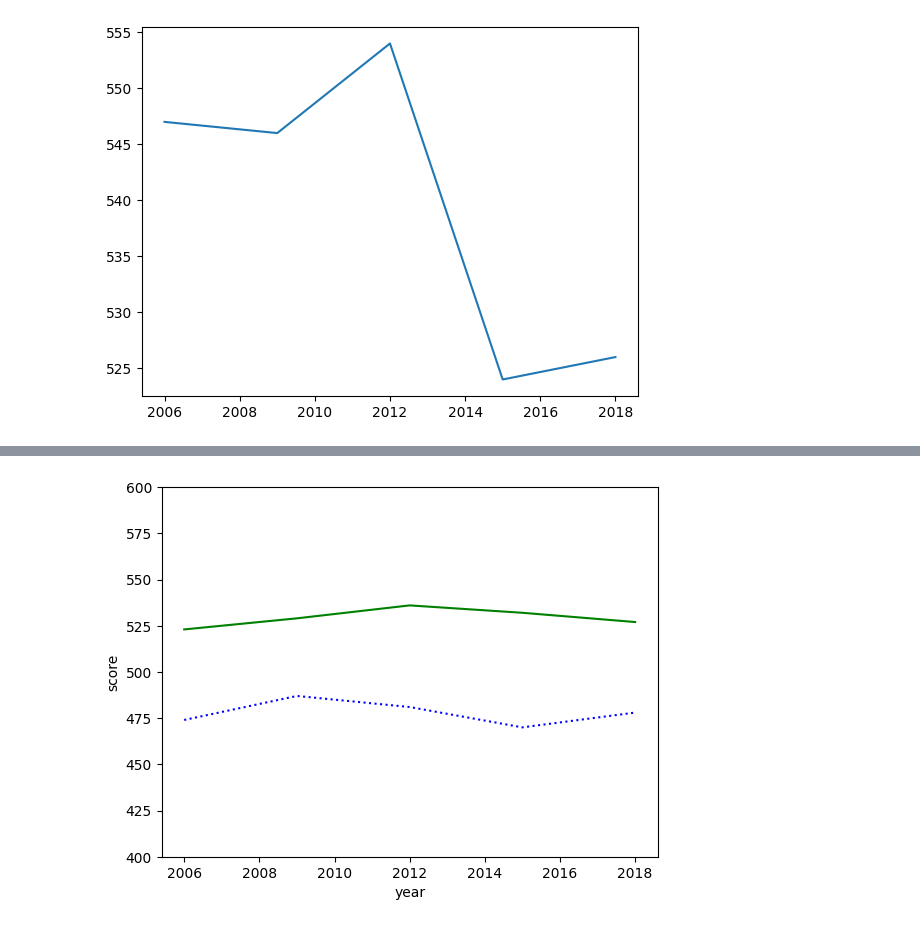
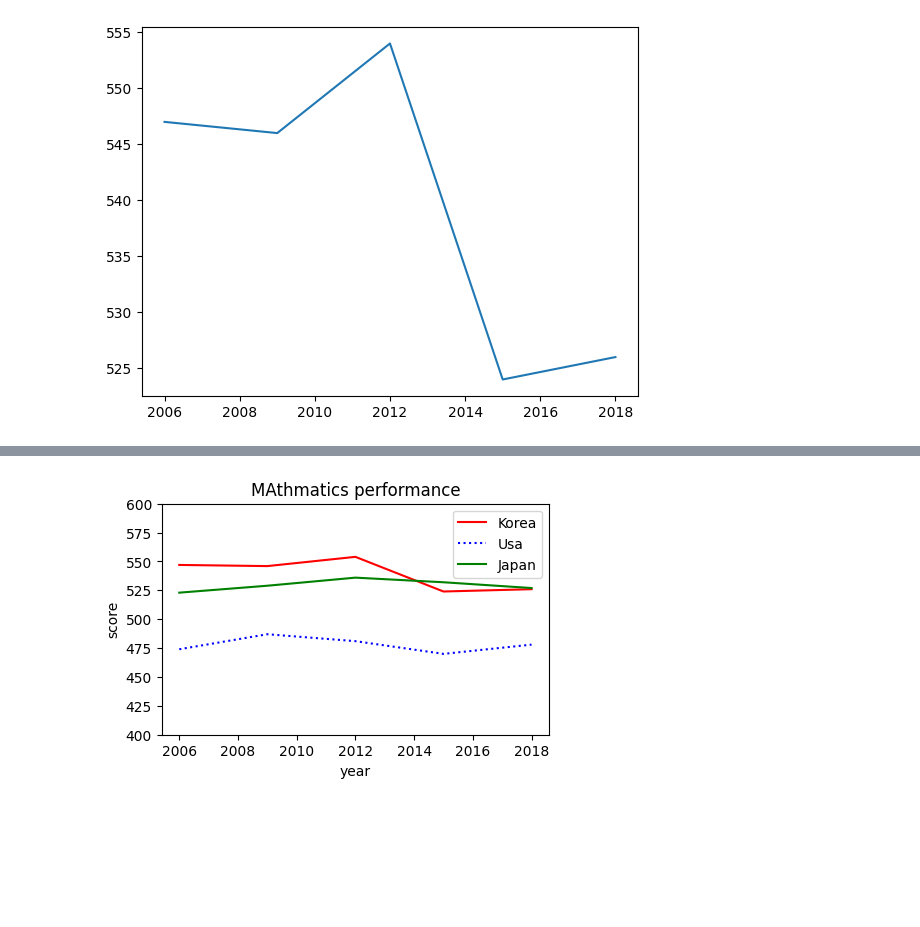
Before and after one commit to PNU-Mar7th/AiPython, a Jupyter notebook: Ch08_실습문제.ipynb, the cells around one changed output, grey strips where cells are left out. Cells and saved outputs as stored; diff of their text form; code cells hidden in the pictures; blank space fills up the shorter version.

```diff
--- a/Ch08_실습문제.ipynb
+++ b/Ch08_실습문제.ipynb
@@ -209,23 +235,27 @@ plt.show()
 # %%
 import matplotlib.pyplot as plt
 
 year = [2006, 2009, 2012, 2015, 2018]
 kor = [547, 546, 554, 524, 526]
 usa = [474, 487, 481, 470, 478]
 jpn = [523, 529, 536, 532, 527]
 
 # 그래프가 가로와 세로 크기를 각각 5인치와 3인치 크기 설정
+plt.figure(figsize=(5,3))
 # year 데이터를 x축으로, kor 데이터를 y축으로 하여 빨간색 점선으로 선 그래프를 그리고 범례에 'Korea'라고 표시
-plt.plot(year, usa, 'b:', ) #범례에 'Korea'라고 표시
+plt.plot(year, kor, 'r-', label='Korea')
+plt.plot(year, usa, 'b:', label='Usa') #범례에 'Usa'라고 표시
 plt.plot(year, jpn, 'g-', label='Japan')
 plt.ylim(400, 600)  # y축 범위 설정
 # 그래프에 범례를 추가
+plt.legend()
 # 그래프 제목을 'Mathematics performance'로 설정합니다.
+plt.title('MAthmatics performance')
 plt.xlabel('year')
 plt.ylabel('score')
 plt.show()
 # %% [output]
-[figure, old version]
+[figure, new version]
 # %%
 import matplotlib.pyplot as plt
 
```
Also changed, not shown: parts of 5 cells of this notebook.
